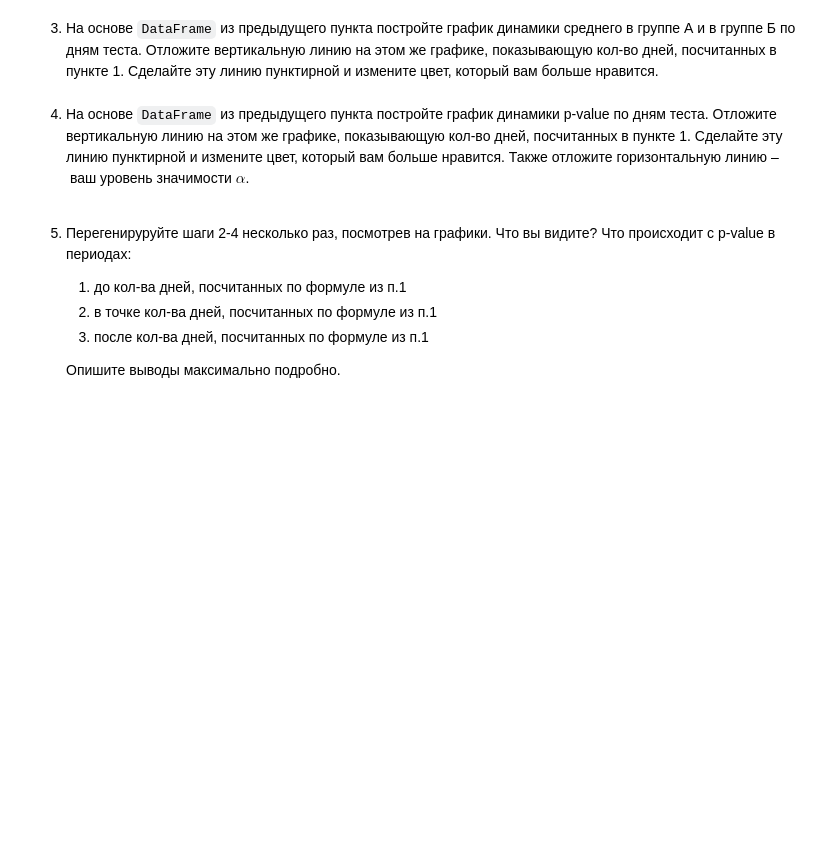
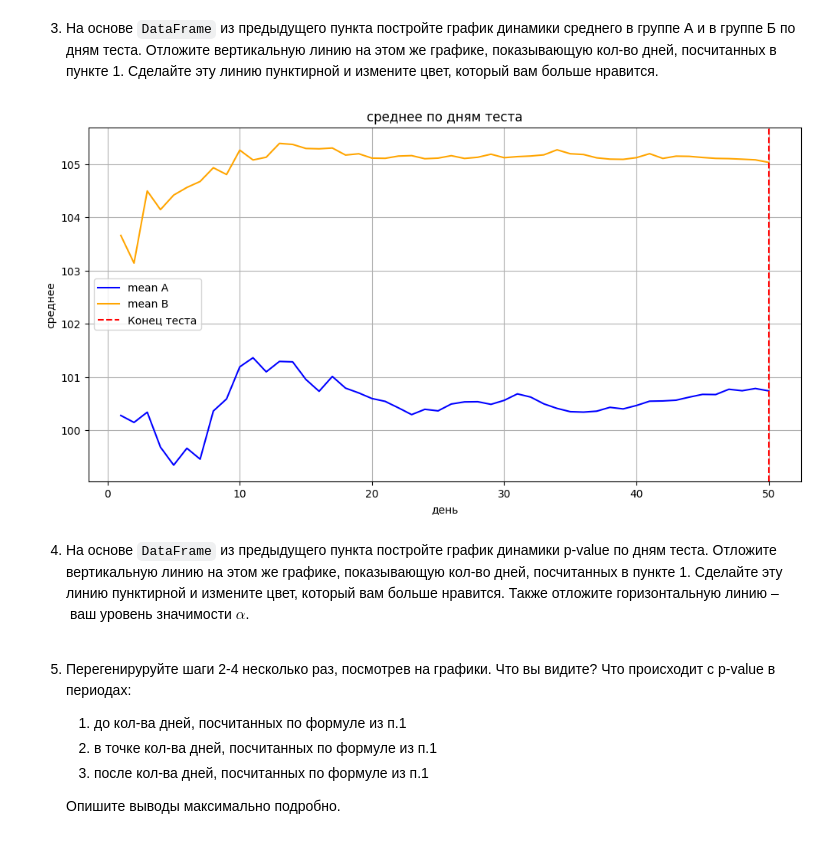
Before and after one commit to PavelMKh/HSE-AI, a Jupyter notebook: Math/stat_hw6.ipynb, the cells around one changed output. Saved outputs shown, nothing was run; the diff lists cells and outputs as text; code cells hidden in the pictures; blank space fills up the shorter version.

```diff
--- a/Math/stat_hw6.ipynb
+++ b/Math/stat_hw6.ipynb
@@ -742,3 +739,16 @@ df_sample.head()
+# %%
+plt.figure(figsize=(12, 6))
+plt.plot(df_sample['day'], df_sample['mean_A'], label='mean A', color='blue')
+plt.plot(df_sample['day'], df_sample['mean_B'], label='mean B', color='orange')
+plt.axvline(x=50, color='red', linestyle='--', label='конец')
+plt.title('среднее по дням теста')
+plt.xlabel('день')
+plt.ylabel('среднее')
+plt.legend()
+plt.grid()
+plt.show()
+# %% [output]
+[figure, added]
 # %% [markdown]
 4. На основе `DataFrame` из предыдущего пункта постройте график динамики p-value по дням теста. Отложите вертикальную линию на этом же графике, показывающую кол-во дней, посчитанных в пункте 1. Сделайте эту линию пунктирной и измените цвет, который вам больше нравится. Также отложите горизонтальную линию – ваш уровень значимости $\alpha$.
 # %%
```
Also changed, not shown: parts of 2 cells of this notebook.
